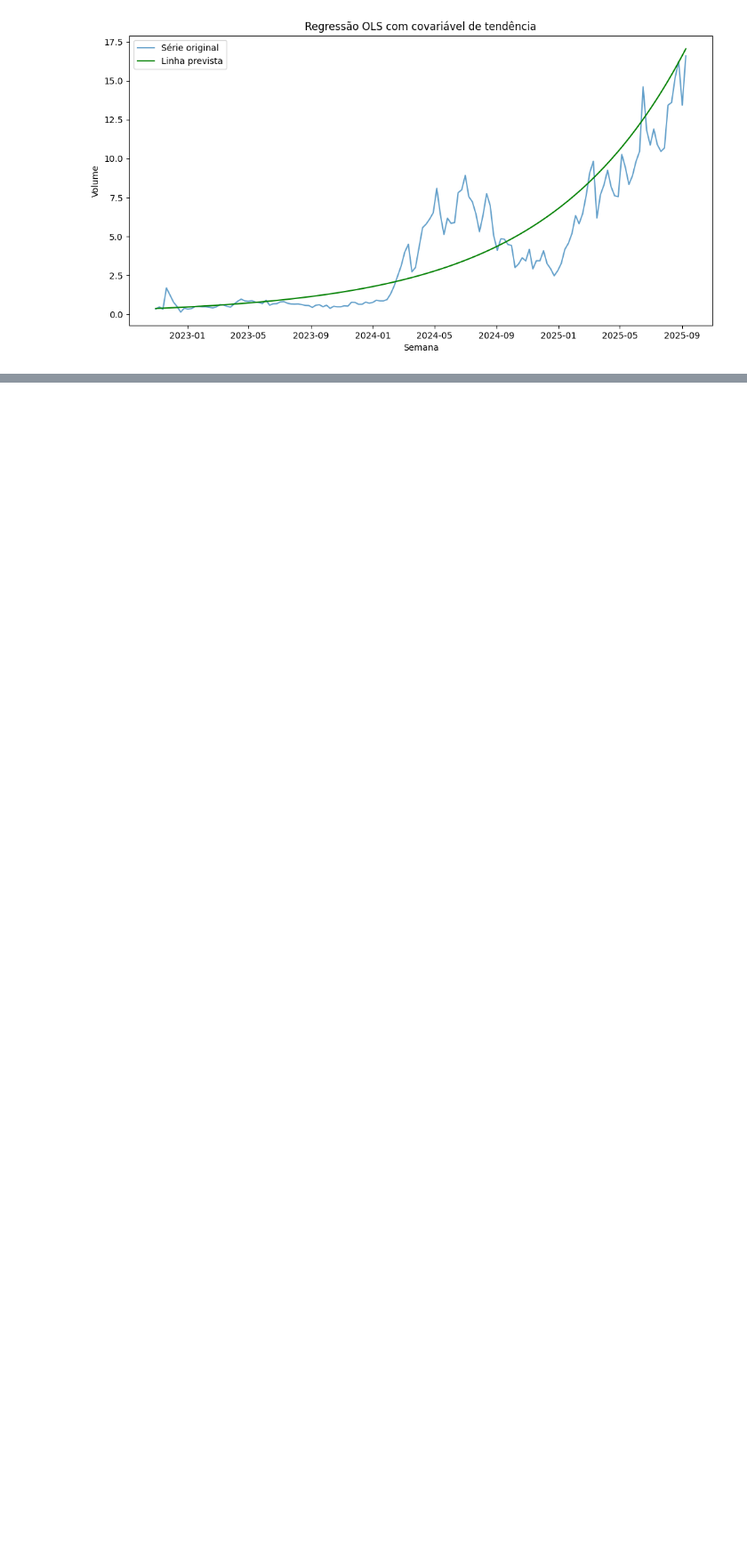
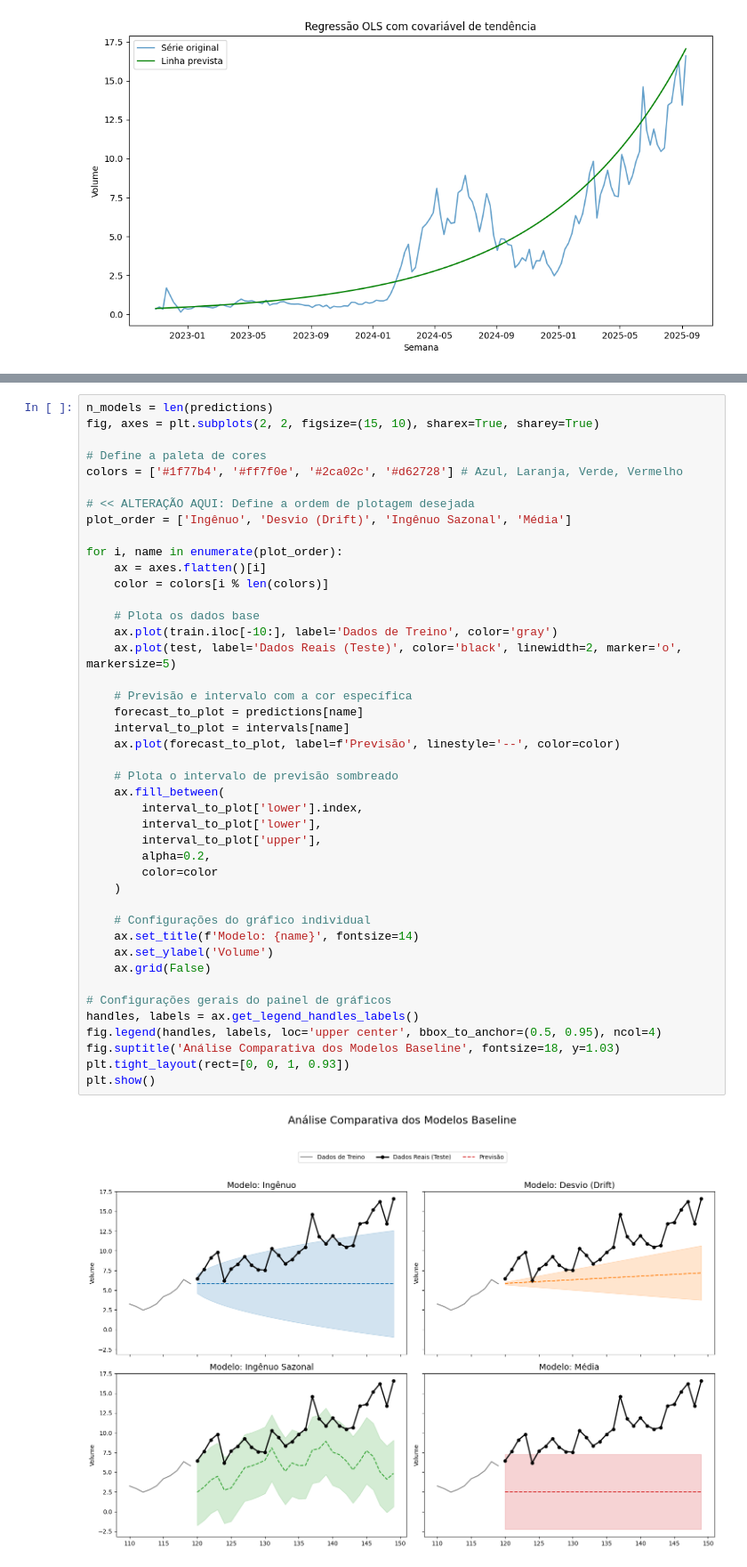
Before and after one commit to PedroPHC25/Time-Series-A1, a Jupyter notebook: relatorio.ipynb, the cells around one changed output, grey strips where cells are left out. Shown at 89% size. Saved outputs shown, nothing was run; the diff lists cells and outputs as text; blank space fills up the shorter version.

```diff
--- a/relatorio.ipynb
+++ b/relatorio.ipynb
@@ -194,0 +381,45 @@ plt.show()
+# %%
+n_models = len(predictions)
+fig, axes = plt.subplots(2, 2, figsize=(15, 10), sharex=True, sharey=True)
+
+# Define a paleta de cores
+colors = ['#1f77b4', '#ff7f0e', '#2ca02c', '#d62728'] # Azul, Laranja, Verde, Vermelho
+
+# << ALTERAÇÃO AQUI: Define a ordem de plotagem desejada
+plot_order = ['Ingênuo', 'Desvio (Drift)', 'Ingênuo Sazonal', 'Média']
+
+for i, name in enumerate(plot_order):
+    ax = axes.flatten()[i]
+    color = colors[i % len(colors)]
+
+    # Plota os dados base
+    ax.plot(train.iloc[-10:], label='Dados de Treino', color='gray')
+    ax.plot(test, label='Dados Reais (Teste)', color='black', linewidth=2, marker='o', markersize=5)
+
+    # Previsão e intervalo com a cor específica
+    forecast_to_plot = predictions[name]
+    interval_to_plot = intervals[name]
+    ax.plot(forecast_to_plot, label=f'Previsão', linestyle='--', color=color)
+
+    # Plota o intervalo de previsão sombreado
+    ax.fill_between(
+        interval_to_plot['lower'].index,
+        interval_to_plot['lower'],
+        interval_to_plot['upper'],
+        alpha=0.2,
+        color=color
+    )
+
+    # Configurações do gráfico individual
+    ax.set_title(f'Modelo: {name}', fontsize=14)
+    ax.set_ylabel('Volume')
+    ax.grid(False)
+
+# Configurações gerais do painel de gráficos
+handles, labels = ax.get_legend_handles_labels()
+fig.legend(handles, labels, loc='upper center', bbox_to_anchor=(0.5, 0.95), ncol=4)
+fig.suptitle('Análise Comparativa dos Modelos Baseline', fontsize=18, y=1.03)
+plt.tight_layout(rect=[0, 0, 1, 0.93])
+plt.show()
+# %% [output]
+[figure, added]
```
Also changed, not shown: parts of 17 cells of this notebook, 1 other file.
